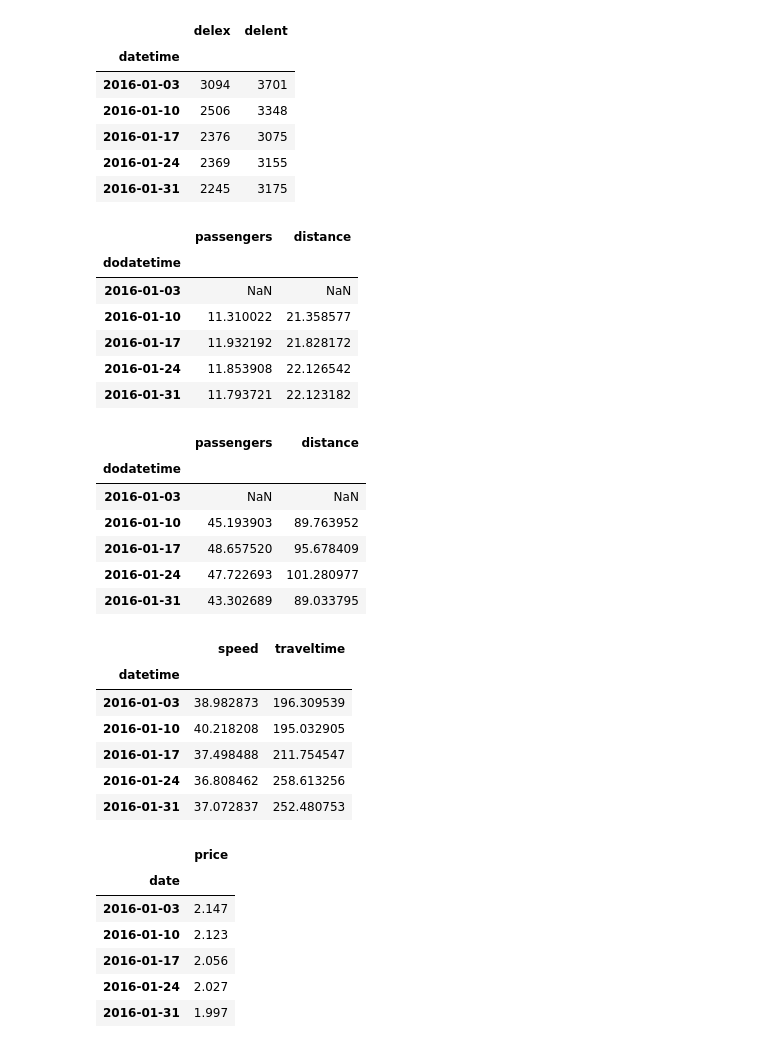
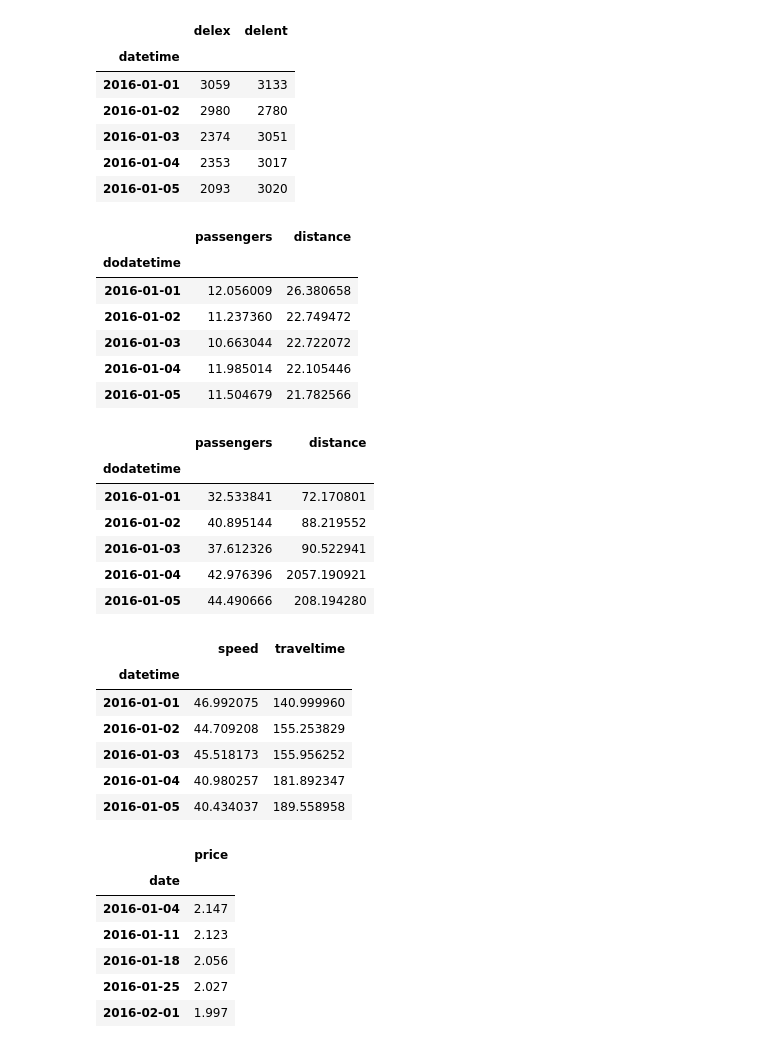
Before and after one commit to sirisurab/transpred, a Jupyter notebook: src/EDA.ipynb, the cells around one changed output. Cells and saved outputs as stored; diff of their text form; code cells hidden in the pictures.

```diff
--- a/src/EDA.ipynb
+++ b/src/EDA.ipynb
@@ -83,42 +83,42 @@ geomerged_traffic_df: DataFrame = read_csv(filestream, usecols=dtypes.keys(), en
 geomerged_traffic_df = geomerged_traffic_df[~geomerged_traffic_df['linkid'].isna()]
 # %%
 task = 'pl-1W-16-17'
-freq = '1W'
-filterby ='weekday'
-filterval = '2'
+freq = '1D'
+filterby ='all'
+filterval = ''
 stations = ['BOWERY', 'WALL ST', 'COURT SQ', '86 ST', 'SOUTH FERRY']
 station = stations[0]
 # %%
 range_: List[str] = task_map.task_type_map[task]['range']
 start_date: str = range_[0]
 end_date: str = range_[1]
 # determine filename of transit data for
 # the current station in the rg-transit bucket
 # replace '/' in station with ' '
 file_path: str = freq+'/'+filterby+filterval+'/'
 ts_filename: str = file_path+station.replace('/', ' ').upper()
 
 # read transit data for station (rg-transit bucket)
 filestream = ps.get_file_stream(bucket=RGTRANSIT_BUCKET, filename=ts_filename)
 ts_datecols = ['datetime']
 dtypes = {
          'delex': 'int64',
          'delent': 'int64'
         }
 transit_df = read_csv(filestream, usecols=ts_datecols + list(dtypes.keys()),
                                  parse_dates=ts_datecols,
                                  date_parser=row_operations.parse_rg_dt,
                                  encoding='utf-8', dtype=dtypes)
-transit_df = transit_df.set_index('datetime').resample('freq').sum().loc[start_date: end_date]
+transit_df = transit_df.set_index('datetime').resample(freq).sum().loc[start_date: end_date]
 transit_df.head()
 # %% [output]
 |  | delex | delent |
 | datetime |  |  |
-| 2016-01-03 | 3094 | 3701 |
-| 2016-01-10 | 2506 | 3348 |
-| 2016-01-17 | 2376 | 3075 |
-| 2016-01-24 | 2369 | 3155 |
-| 2016-01-31 | 2245 | 3175 |
+| 2016-01-01 | 3059 | 3133 |
+| 2016-01-02 | 2980 | 2780 |
+| 2016-01-03 | 2374 | 3051 |
+| 2016-01-04 | 2353 | 3017 |
+| 2016-01-05 | 2093 | 3020 |
 # %%
 def weighted_mean(group, weight_col):
     data_cols = [col for col in group.columns if col != weight_col]
@@ -162,11 +162,11 @@ gcabs_df.head()
 # %% [output]
 |  | passengers | distance |
 | dodatetime |  |  |
-| 2016-01-03 | NaN | NaN |
-| 2016-01-10 | 11.310022 | 21.358577 |
-| 2016-01-17 | 11.932192 | 21.828172 |
-| 2016-01-24 | 11.853908 | 22.126542 |
-| 2016-01-31 | 11.793721 | 22.123182 |
+| 2016-01-01 | 12.056009 | 26.380658 |
+| 2016-01-02 | 11.237360 | 22.749472 |
+| 2016-01-03 | 10.663044 | 22.722072 |
+| 2016-01-04 | 11.985014 | 22.105446 |
+| 2016-01-05 | 11.504679 | 21.782566 |
 # %%
 ycabs_df: DataFrame
 ycabs_df = concat([read_csv(ps.get_file_stream(bucket=RGYCABS_BUCKET, filename=file_path+str(locationid)),
@@ -191,11 +191,11 @@ ycabs_df.head()
 # %% [output]
 |  | passengers | distance |
 | dodatetime |  |  |
-| 2016-01-03 | NaN | NaN |
-| 2016-01-10 | 45.193903 | 89.763952 |
-| 2016-01-17 | 48.657520 | 95.678409 |
-| 2016-01-24 | 47.722693 | 101.280977 |
-| 2016-01-31 | 43.302689 | 89.033795 |
+| 2016-01-01 | 32.533841 | 72.170801 |
+| 2016-01-02 | 40.895144 | 88.219552 |
+| 2016-01-03 | 37.612326 | 90.522941 |
+| 2016-01-04 | 42.976396 | 2057.190921 |
+| 2016-01-05 | 44.490666 | 208.194280 |
 # %%
 traffic_df: DataFrame
 traffic_datecols = ['datetime']
@@ -227,11 +227,11 @@ traffic_df.head()
 # %% [output]
 |  | speed | traveltime |
 | datetime |  |  |
-| 2016-01-03 | 38.982873 | 196.309539 |
-| 2016-01-10 | 40.218208 | 195.032905 |
-| 2016-01-17 | 37.498488 | 211.754547 |
-| 2016-01-24 | 36.808462 | 258.613256 |
-| 2016-01-31 | 37.072837 | 252.480753 |
+| 2016-01-01 | 46.992075 | 140.999960 |
+| 2016-01-02 | 44.709208 | 155.253829 |
+| 2016-01-03 | 45.518173 | 155.956252 |
+| 2016-01-04 | 40.980257 | 181.892347 |
+| 2016-01-05 | 40.434037 | 189.558958 |
 # %%
 # gas
 gas_file: str ='gas.csv'
@@ -247,14 +247,14 @@ gas_df = row_operations.drop_outliers(gas_df, 'price')
 # gas data is weekly reported on Mondays
 # shift dates from Monday to end of week (1W resampled data uses end-ofweek i.e. Sunday) used for rest of the data
 # shift back by one day
-td = Timedelta(-1, unit='d')
-gas_df.index = gas_df.index + td
+#td = Timedelta(-1, unit='d')
+#gas_df.index = gas_df.index + td
 gas_df.head()
 # %% [output]
 |  | price |
 | date |  |
-| 2016-01-03 | 2.147 |
-| 2016-01-10 | 2.123 |
-| 2016-01-17 | 2.056 |
-| 2016-01-24 | 2.027 |
-| 2016-01-31 | 1.997 |
+| 2016-01-04 | 2.147 |
+| 2016-01-11 | 2.123 |
+| 2016-01-18 | 2.056 |
+| 2016-01-25 | 2.027 |
+| 2016-02-01 | 1.997 |
```
Also changed, not shown: parts of 15 cells of this notebook.
